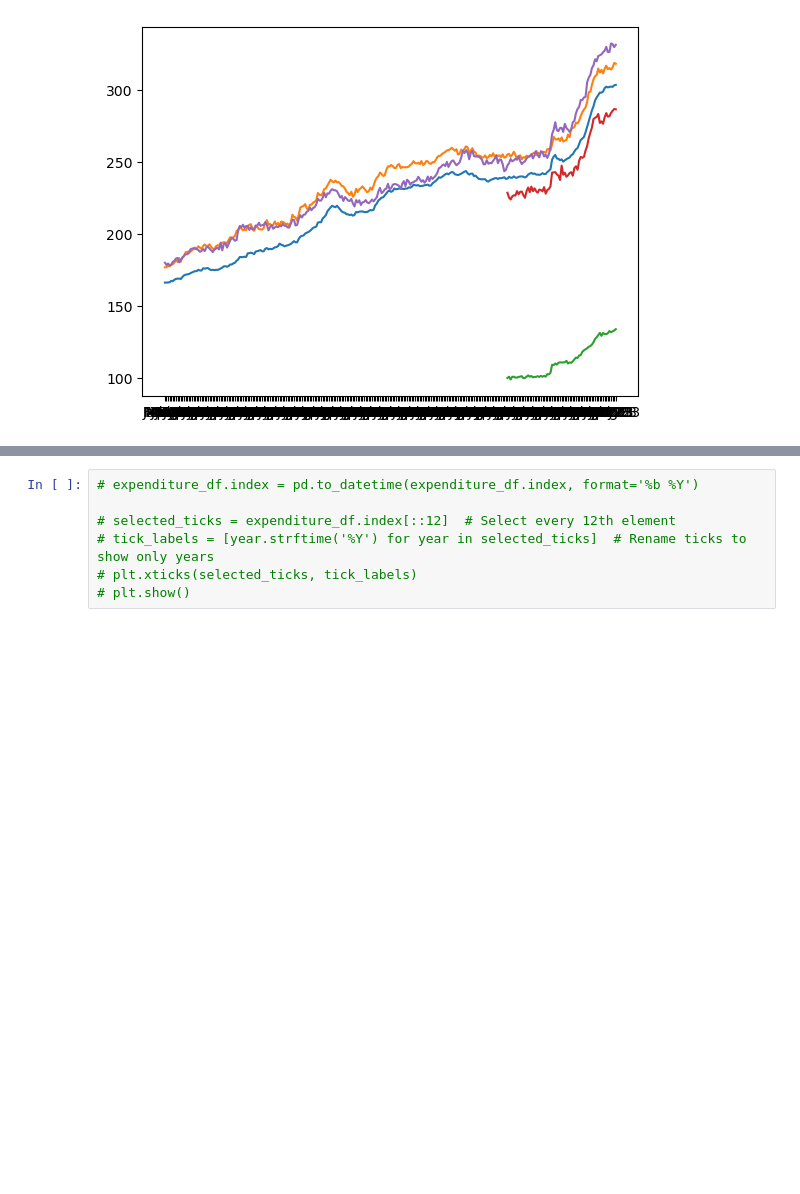
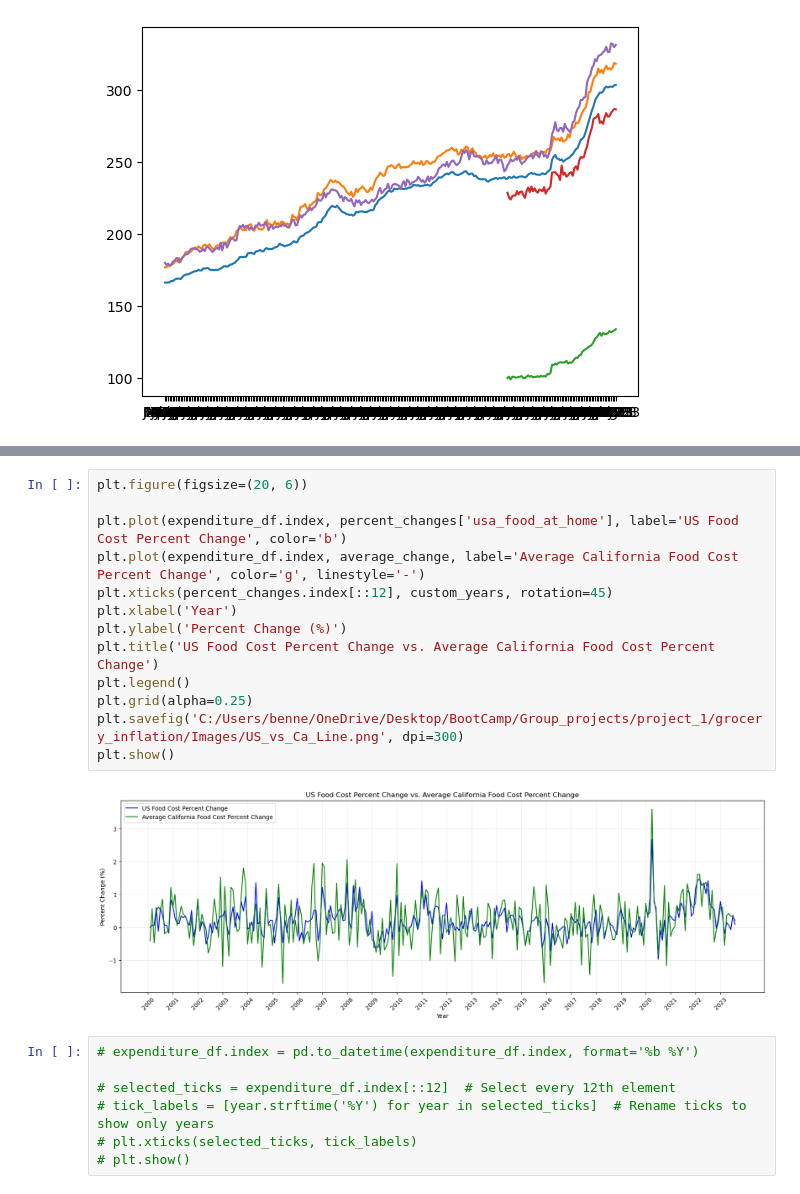
Before and after one commit to BeccaBenn/grocery_inflation, a Jupyter notebook: Becca/Max_copy/CPI_Expenditure_Detail.ipynb, the cells around one changed output, grey strips where cells are left out. Saved outputs shown, nothing was run; the diff lists cells and outputs as text; blank space fills up the shorter version.

```diff
--- a/Becca/Max_copy/CPI_Expenditure_Detail.ipynb
+++ b/Becca/Max_copy/CPI_Expenditure_Detail.ipynb
@@ -295,3 +280,18 @@ plt.show()
+# %%
+plt.figure(figsize=(20, 6))
+
+plt.plot(expenditure_df.index, percent_changes['usa_food_at_home'], label='US Food Cost Percent Change', color='b')
+plt.plot(expenditure_df.index, average_change, label='Average California Food Cost Percent Change', color='g', linestyle='-')
+plt.xticks(percent_changes.index[::12], custom_years, rotation=45)
+plt.xlabel('Year')
+plt.ylabel('Percent Change (%)')
+plt.title('US Food Cost Percent Change vs. Average California Food Cost Percent Change')
+plt.legend()
+plt.grid(alpha=0.25)
+plt.savefig('C:/Users/benne/OneDrive/Desktop/BootCamp/Group_projects/project_1/grocery_inflation/Images/US_vs_Ca_Line.png', dpi=300)
+plt.show()
+# %% [output]
+[figure, added]
 # %%
 # expenditure_df.index = pd.to_datetime(expenditure_df.index, format='%b %Y')
 
```
Also changed, not shown: parts of 13 cells of this notebook, 4 other files.
